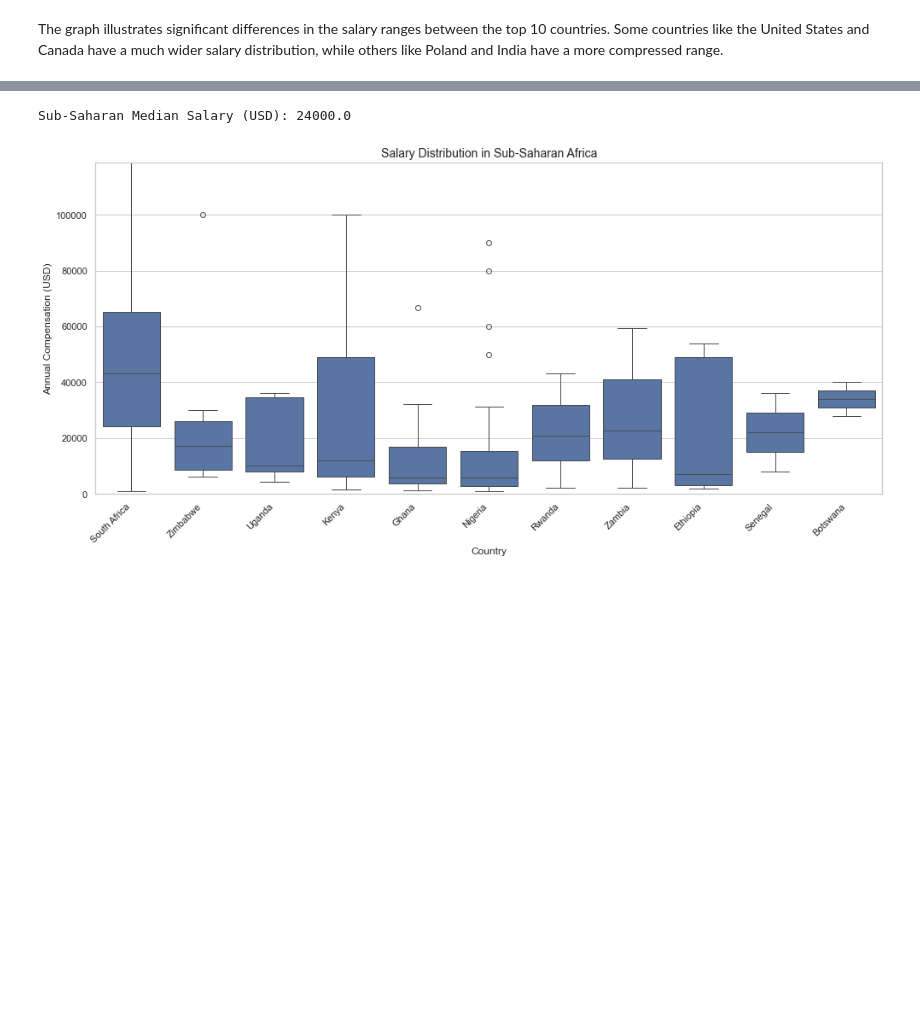
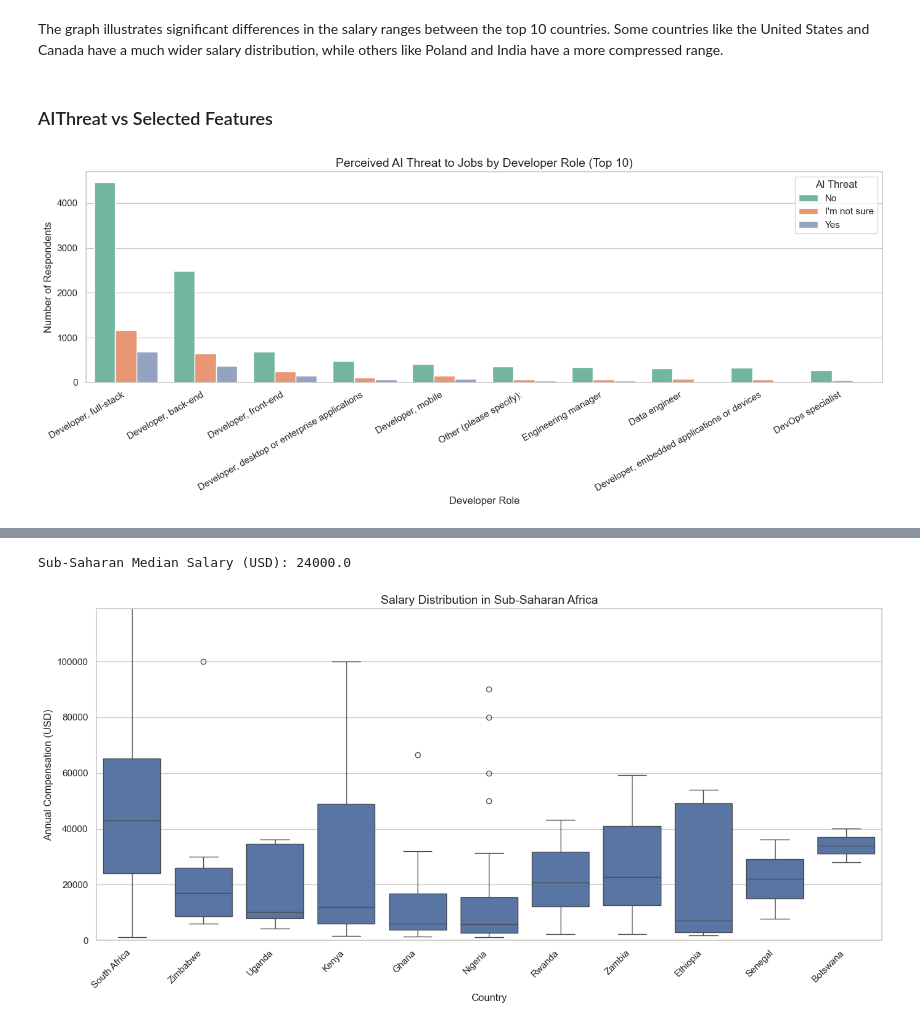
Before and after one commit to Owiti-Charles/Developers-Salary-Predictor, a Jupyter notebook: notebook.ipynb, the cells around one changed output, grey strips where cells are left out. Saved outputs shown, nothing was run; the diff lists cells and outputs as text; code cells hidden in the pictures; blank space fills up the shorter version.

```diff
--- a/notebook.ipynb
+++ b/notebook.ipynb
@@ -299,2 +439,44 @@ plt.show()
 # %% [markdown]
 The graph illustrates significant differences in the salary ranges between the top 10 countries. Some countries like the United States and Canada have a much wider salary distribution, while others like Poland and India have a more compressed range.
+# %% [markdown]
+### AIThreat vs Selected Features
+# %%
+# Filter valid AIThreat responses
+valid_ai_responses = ["Yes", "No", "I'm not sure"]
+df_ai_roles = df[df['AIThreat'].isin(valid_ai_responses)].copy()
+
+# Handle multiple roles per respondent
+df_ai_roles = df_ai_roles.dropna(subset=['DevType'])
+df_ai_roles['DevType'] = df_ai_roles['DevType'].str.split(';')
+
+# Explode multi-role rows into separate rows
+df_exploded = df_ai_roles.explode('DevType')
+df_exploded['DevType'] = df_exploded['DevType'].str.strip()
+
+# Count top 10 most common roles
+top_roles = df_exploded['DevType'].value_counts().nlargest(10).index
+
+# Filter for those roles only
+df_top_roles = df_exploded[df_exploded['DevType'].isin(top_roles)]
+
+# Plot
+plt.figure(figsize=(14,6))
+sns.set(style="whitegrid")
+
+ax = sns.countplot(
+    data=df_top_roles,
+    x='DevType',
+    hue='AIThreat',
+    order=top_roles,
+    palette="Set2"
+)
+
+plt.title("Perceived AI Threat to Jobs by Developer Role (Top 10)", fontsize=14)
+plt.xlabel("Developer Role", fontsize=12)
+plt.ylabel("Number of Respondents", fontsize=12)
+plt.xticks(rotation=30, ha='right')
+plt.legend(title="AI Threat")
+plt.tight_layout()
+plt.show()
+# %% [output]
+[figure, added]
```
Also changed, not shown: parts of 28 cells of this notebook.
